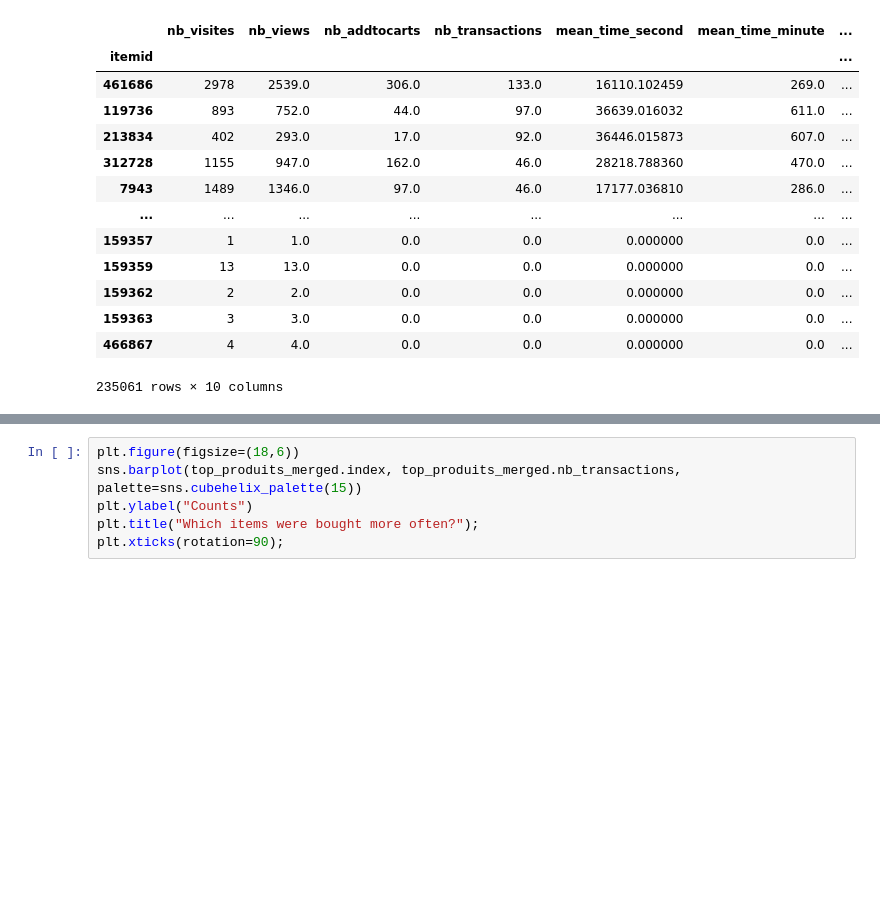
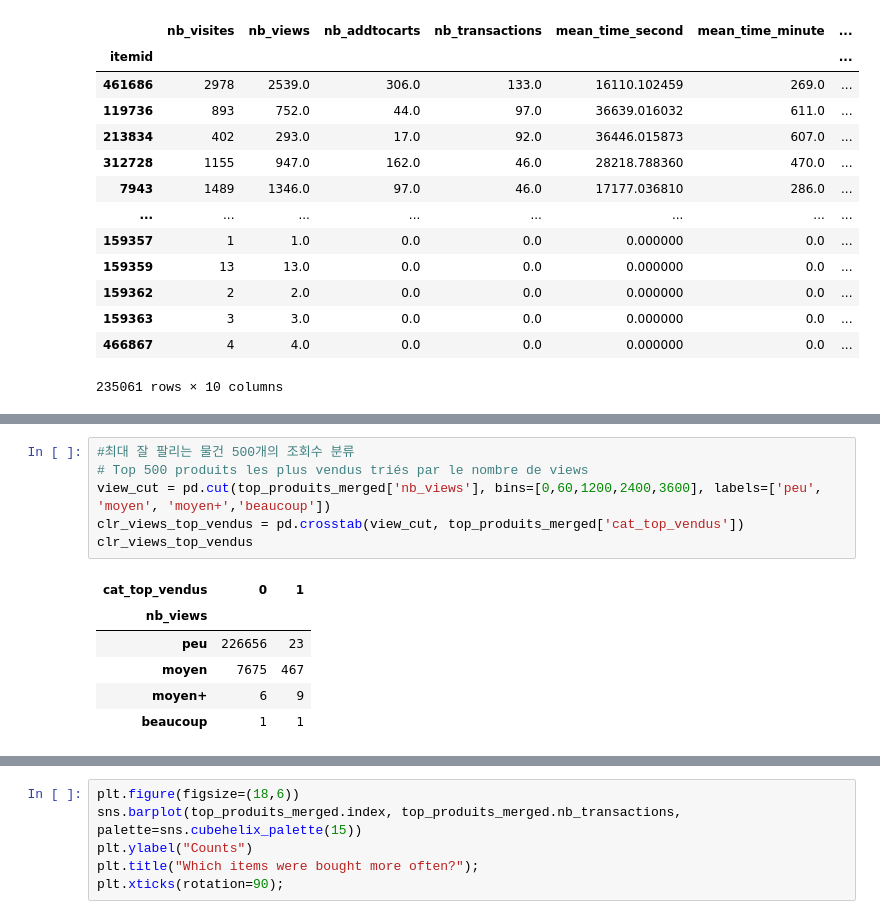
Before and after one commit to soopajot/eCommerce_Customer_Behavior, a Jupyter notebook: time_transaction_items.ipynb, the cells around one changed output, grey strips where cells are left out. Saved outputs shown, nothing was run; the diff lists cells and outputs as text; blank space fills up the shorter version.

```diff
--- a/time_transaction_items.ipynb
+++ b/time_transaction_items.ipynb
@@ -272,0 +301,13 @@ top_produits_merged
+# %%
+#최대 잘 팔리는 물건 500개의 조회수 분류
+# Top 500 produits les plus vendus triés par le nombre de views
+view_cut = pd.cut(top_produits_merged['nb_views'], bins=[0,60,1200,2400,3600], labels=['peu', 'moyen', 'moyen+','beaucoup'])
+clr_views_top_vendus = pd.crosstab(view_cut, top_produits_merged['cat_top_vendus'])
+clr_views_top_vendus
+# %% [output]
+| cat_top_vendus | 0 | 1 |
+| nb_views |  |  |
+| peu | 226656 | 23 |
+| moyen | 7675 | 467 |
+| moyen+ | 6 | 9 |
+| beaucoup | 1 | 1 |
```
Also changed, not shown: parts of 12 cells of this notebook.
